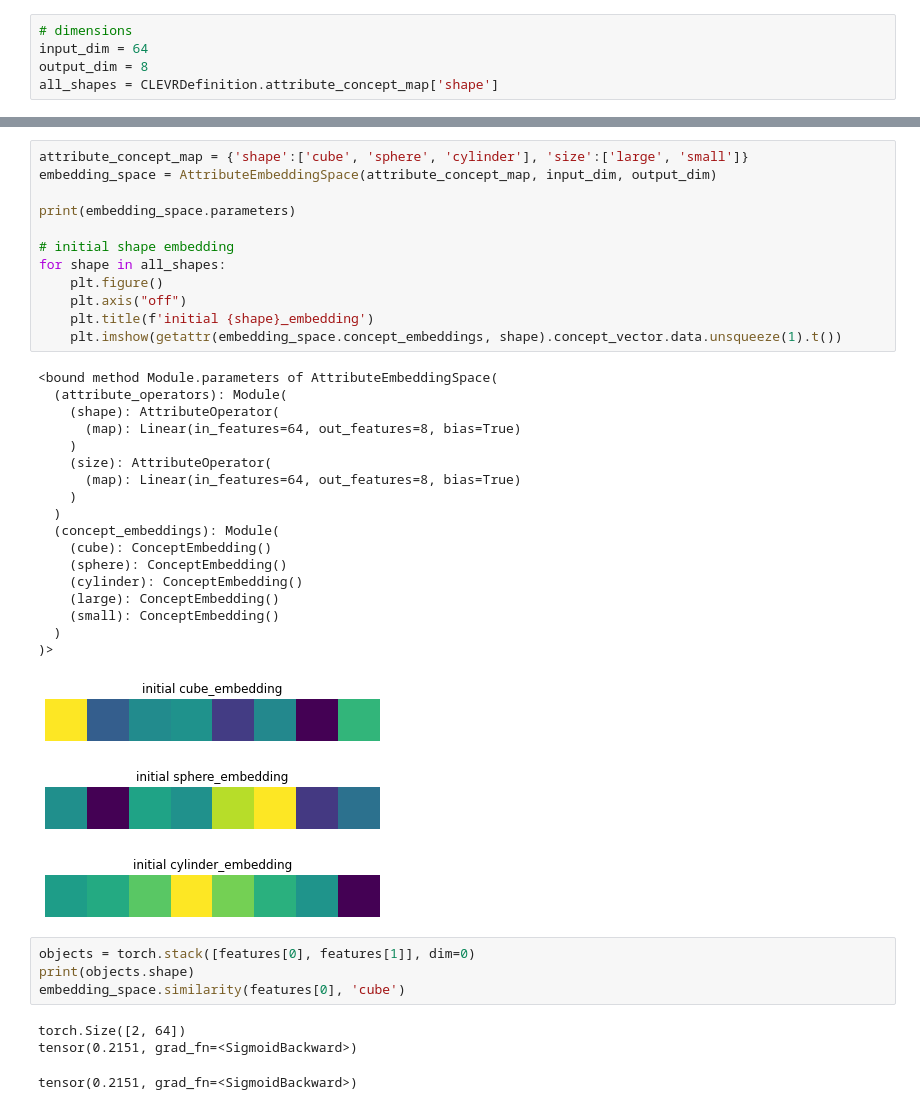
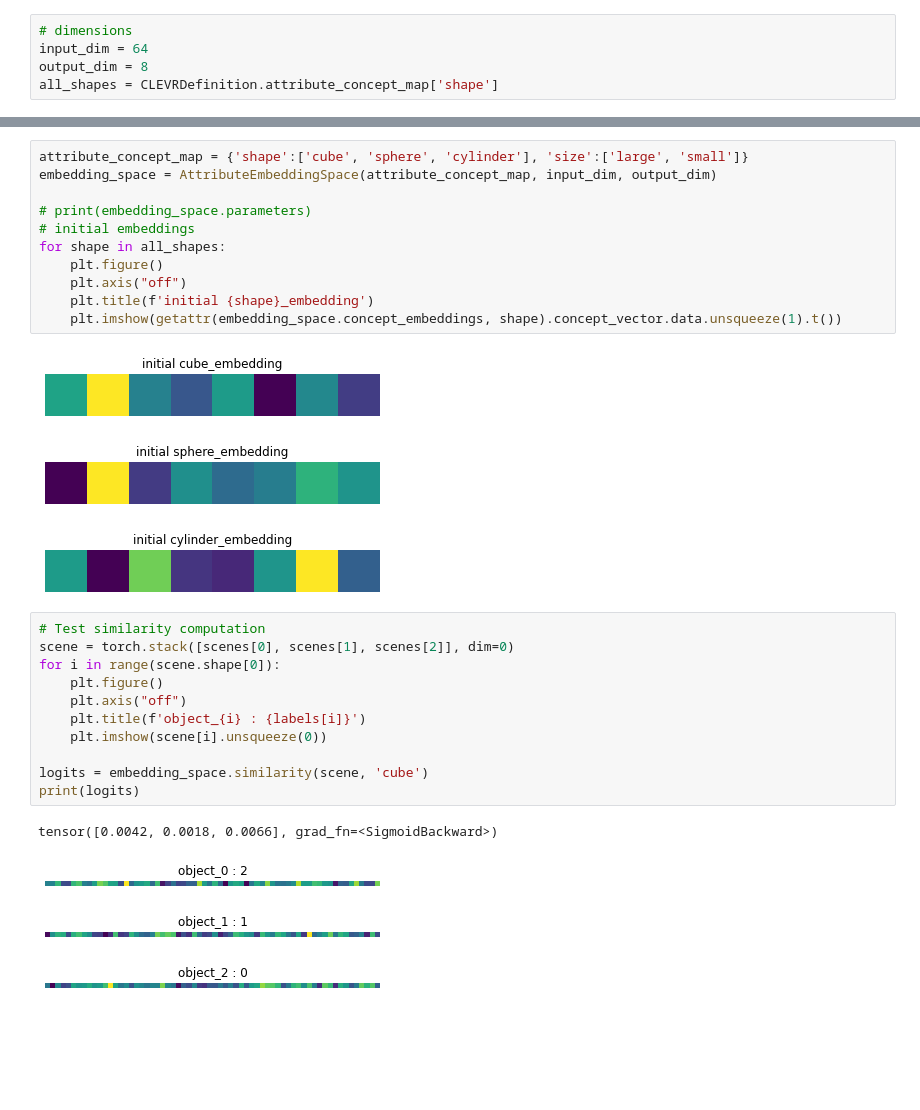
Before and after one commit to COMP6248-Reproducability-Challenge/nscl_reproducability_challenge, a Jupyter notebook: embedding.ipynb, the cells around one changed output, grey strips where cells are left out. Saved outputs shown, nothing was run; the diff lists cells and outputs as text; blank space fills up the shorter version.

Commit message:
Implment and test similiraity computation

```diff
--- a/embedding.ipynb
+++ b/embedding.ipynb
@@ -86,42 +87,32 @@ for features, labels in dataloader:
 attribute_concept_map = {'shape':['cube', 'sphere', 'cylinder'], 'size':['large', 'small']}
 embedding_space = AttributeEmbeddingSpace(attribute_concept_map, input_dim, output_dim)
 
-print(embedding_space.parameters)
-
-# initial shape embedding
+# print(embedding_space.parameters)
+# initial embeddings
 for shape in all_shapes:
     plt.figure()
     plt.axis("off")
     plt.title(f'initial {shape}_embedding')
     plt.imshow(getattr(embedding_space.concept_embeddings, shape).concept_vector.data.unsqueeze(1).t())
 # %% [output]
-<bound method Module.parameters of AttributeEmbeddingSpace(
-  (attribute_operators): Module(
-    (shape): AttributeOperator(
-      (map): Linear(in_features=64, out_features=8, bias=True)
-    )
-    (size): AttributeOperator(
-      (map): Linear(in_features=64, out_features=8, bias=True)
-    )
-  )
-  (concept_embeddings): Module(
-    (cube): ConceptEmbedding()
-    (sphere): ConceptEmbedding()
-    (cylinder): ConceptEmbedding()
-    (large): ConceptEmbedding()
-    (small): ConceptEmbedding()
-  )
-)>
-[figure, old version]
+[figure, new version]
-[figure, old version]
+[figure, new version]
-[figure, old version]
+[figure, new version]
-# %%
-objects = torch.stack([features[0], features[1]], dim=0)
-print(objects.shape)
-embedding_space.similarity(features[0], 'cube')
-# %% [output]
-torch.Size([2, 64])
-tensor(0.2151, grad_fn=<SigmoidBackward>)
-tensor(0.2151, grad_fn=<SigmoidBackward>)
+# %%
+# Test similarity computation
+scene = torch.stack([scenes[0], scenes[1], scenes[2]], dim=0)
+for i in range(scene.shape[0]):
+    plt.figure()
+    plt.axis("off")
+    plt.title(f'object_{i} : {labels[i]}')
+    plt.imshow(scene[i].unsqueeze(0))
+
+logits = embedding_space.similarity(scene, 'cube')
+print(logits)
+# %% [output]
+tensor([0.0042, 0.0018, 0.0066], grad_fn=<SigmoidBackward>)
+[figure, added]
+[figure, added]
+[figure, added]
 # %%
 # Train embedding space
```
Also changed, not shown: parts of 8 cells of this notebook, 1 other file.
